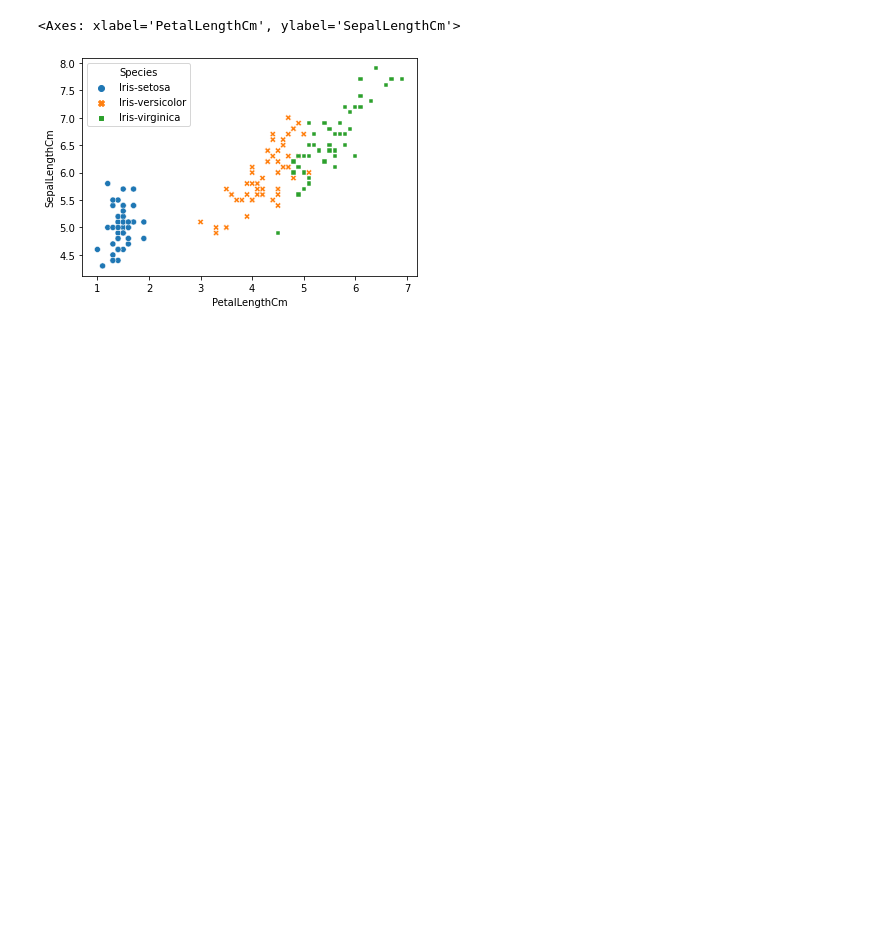
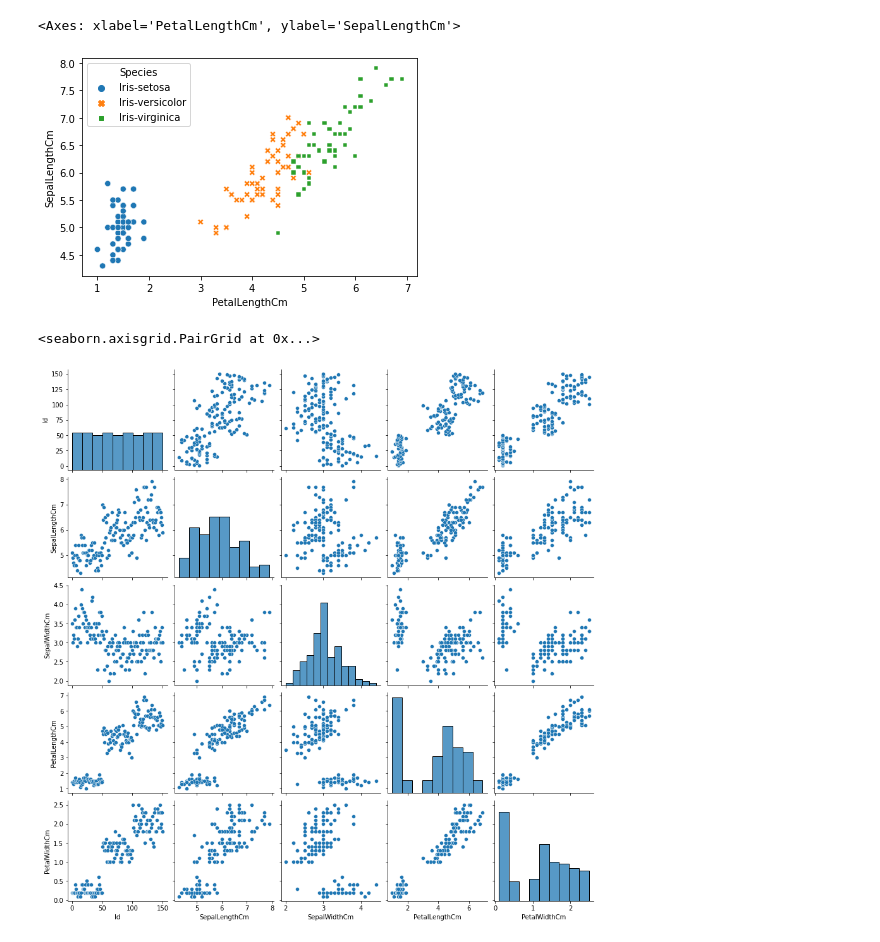
Before and after one commit to anirudhp06/Machine-Learning-Course, a Jupyter notebook: SDP107 Day-2.ipynb, the cells around one changed output. Drawn from its saved outputs; the diff is of its cells as text; code cells hidden in the pictures; blank space fills up the shorter version.

```diff
--- a/SDP107 Day-2.ipynb
+++ b/SDP107 Day-2.ipynb
@@ -128,3 +128,9 @@ style='Species')
 # %% [output]
 <Axes: xlabel='PetalLengthCm', ylabel='SepalLengthCm'>
 [figure]
+# %%
+# Pair Plot
+sns.pairplot(iris)
+# %% [output]
+<seaborn.axisgrid.PairGrid at 0x...>
+[figure, added]
```
Also changed, not shown: parts of 20 cells of this notebook.
